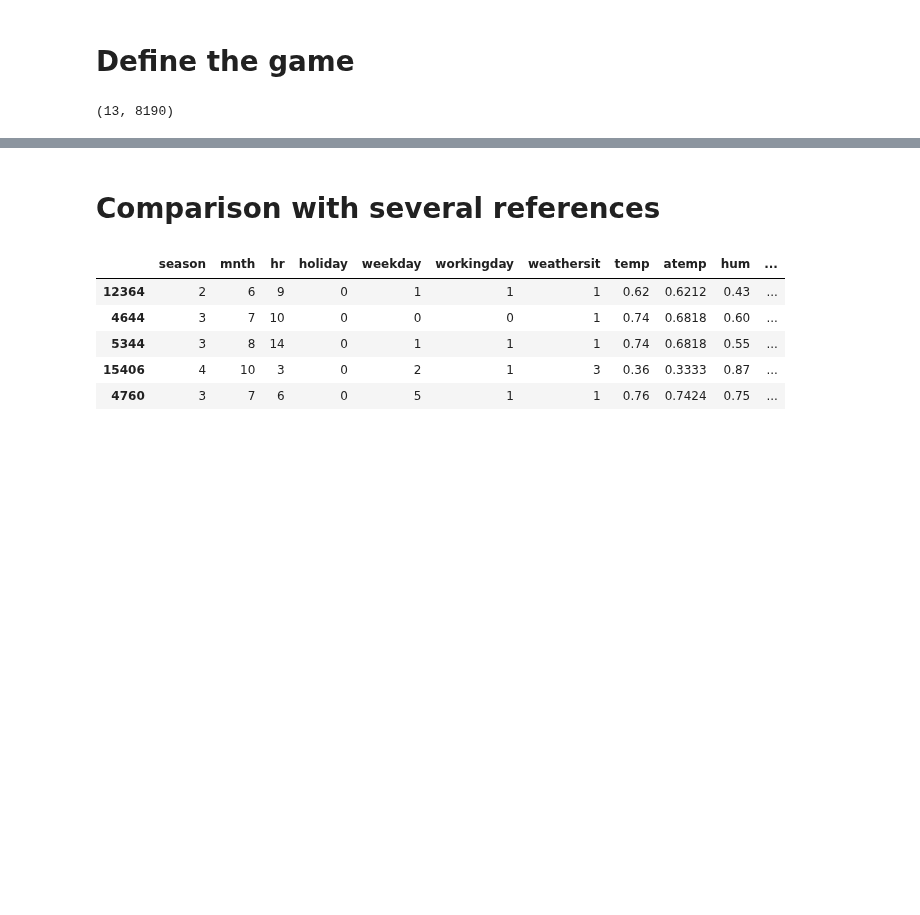
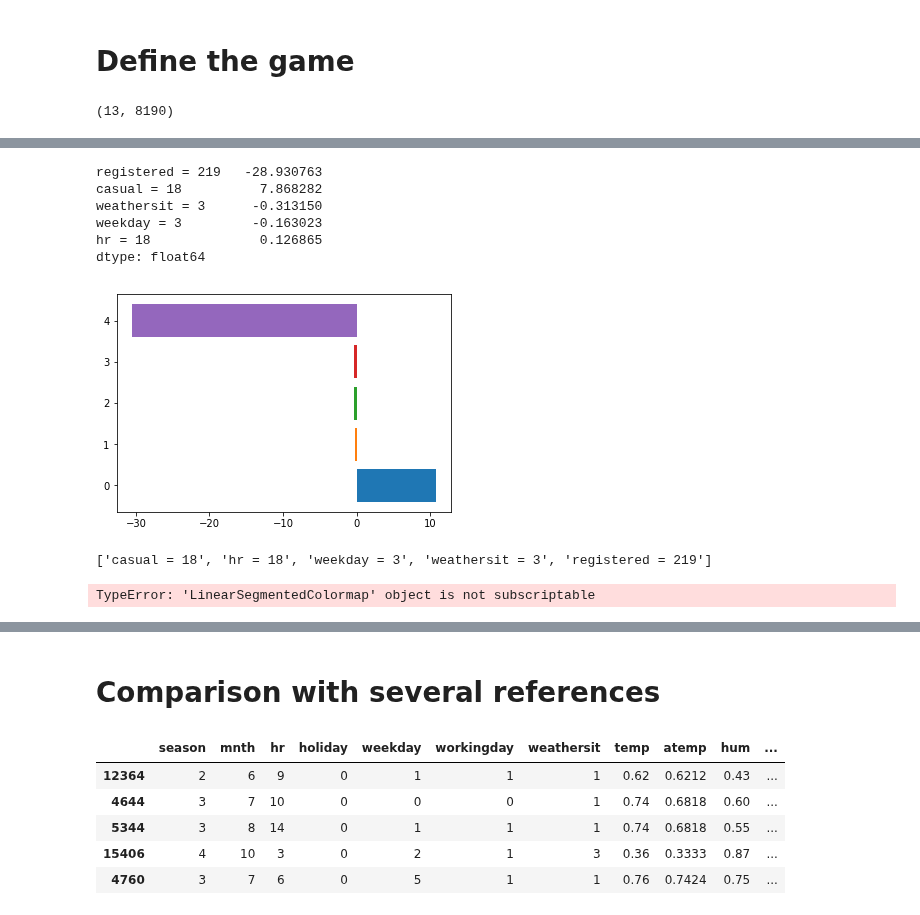
Before and after one commit to ThalesGroup/shapkit, a Jupyter notebook: tutorials/regression.ipynb, the cells around one changed output, grey strips where cells are left out. Cells and saved outputs as stored; diff of their text form; code cells hidden in the pictures; blank space fills up the shorter version.

```diff
--- a/tutorials/regression.ipynb
+++ b/tutorials/regression.ipynb
@@ -137,0 +111,5 @@ Real number of bike sharing for x: 151
+# %%
+reference = X.iloc[np.random.choice(len(X), size=1)[0],:]
+print(reference)
+print()
+print("Prediction for this reference: {0:.0f}".format(model.predict(reference.values)))
@@ -166,5 +161,5 @@ dtype: float64
 # %%
-mc_shap = MonteCarloShapley(x=x, fc=fc, r=r, n_iter=100)
+mc_shap = MonteCarloShapley(x=x, fc=fc, ref=reference, n_iter=1000)
 mc_shap
 # %% [output]
 new dimension 10
@@ -205,0 +314,26 @@ dtype: float64
+# %%
+n_attributes = 5
+pred_x = fc(x.values)
+pred_ref = fc(reference.values)
+
+x_attributes = [feature + " = " + str(val) for feature, val in x.iteritems()]
+s_plot = pd.Series(data=mc_shap.values, index=x_attributes)
+attributes = s_plot.abs().sort_values(ascending=False)[:n_attributes].index
+s_plot = s_plot[attributes]
+s_plot
+# %% [output]
+registered = 219   -28.930763
+casual = 18          7.868282
+weathersit = 3      -0.313150
+weekday = 3         -0.163023
+hr = 18              0.126865
+dtype: float64
+# %%
+for idx, (attr, val) in enumerate(s_plot.sort_values(ascending=False).iteritems()):
+    plt.barh(y=idx, width=val)
+# %% [output]
+[figure, added]
+# %%
+list(s_plot.sort_values(ascending=False).index)
+# %% [output]
+['casual = 18', 'hr = 18', 'weekday = 3', 'weathersit = 3', 'registered = 219']
@@ -205,0 +343,4 @@ dtype: float64
+# %%
+my_cmap = plt.cm.RdBu
+# %% [output]
+TypeError: 'LinearSegmentedColormap' object is not subscriptable
```
Also changed, not shown: parts of 41 cells of this notebook, 5 other files.
